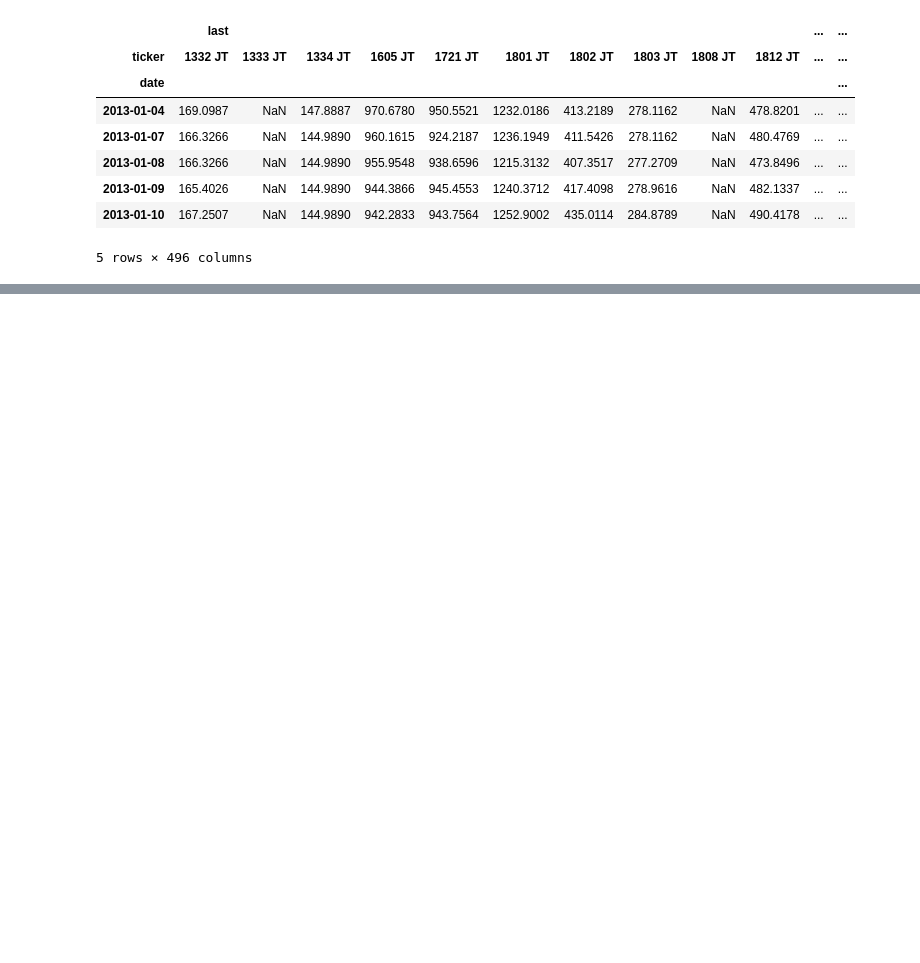
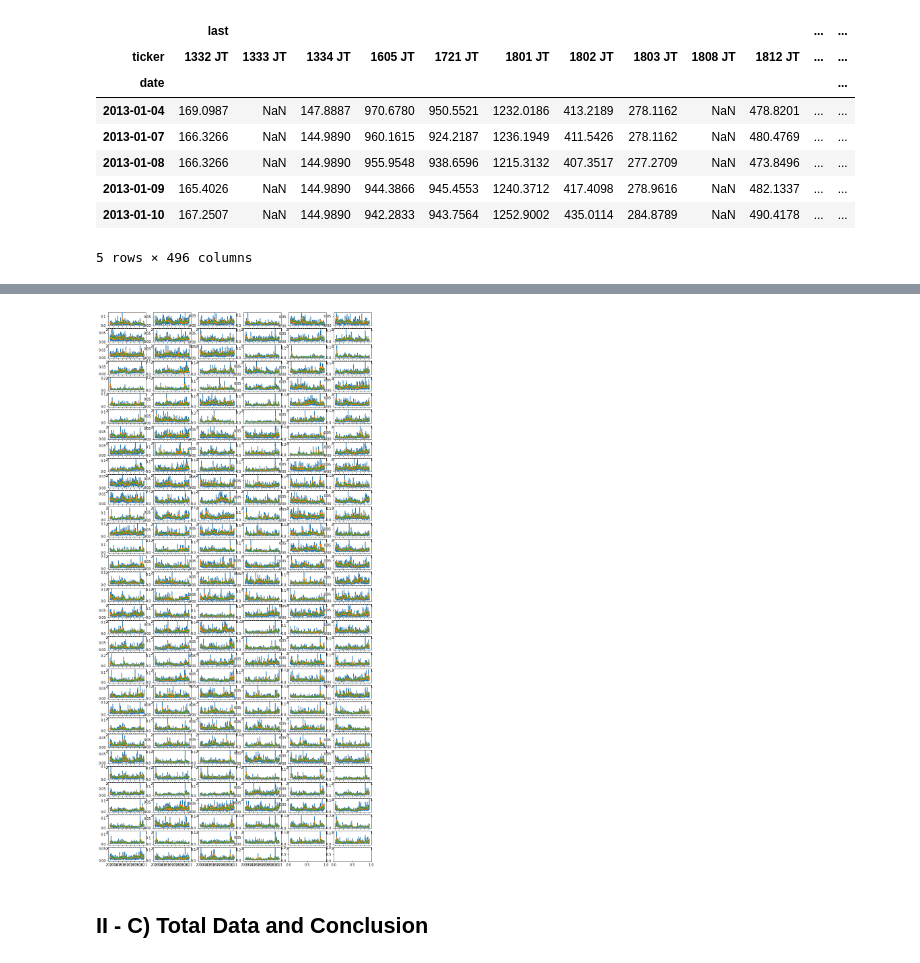
Before and after one commit to RJ-McReady/YInterceptTest, a Jupyter notebook: EDA.ipynb, the cells around one changed output, grey strips where cells are left out. Drawn from its saved outputs; the diff is of its cells as text; code cells hidden in the pictures; blank space fills up the shorter version.

```diff
--- a/EDA.ipynb
+++ b/EDA.ipynb
@@ -192,0 +254,6 @@ ax1.grid()
+# %%
+# Compute realized_overperf5 to serve as target
+realized = (rdf["last"]-rdf["last"].shift(2)) / rdf["last"].shift(2)
+realized = realized - realized.mean(axis=1).values[:, None]
+realized.columns = pd.MultiIndex.from_tuples([("realized_overperf", tick) for tick in realized.columns])
+realized
@@ -192,0 +296,10 @@ ax1.grid()
+# %%
+# Create volatility features
+def vol(nb_days):
+    vol = realized["realized_overperf"].rolling(nb_days).std()
+    vol.columns = pd.MultiIndex.from_tuples([(f"vol{nb_days}", tick) for tick in vol.columns])
+    return vol
+
+#20 day volatility of perf5
+vol20 = vol(20)
+vol20.tail()
@@ -192,0 +316,22 @@ ax1.grid()
+# %%
+# check volatility plots
+nb_col = 6
+nb_row = - (-len(selected_stocks)//6)
+fig, ax = plt.subplots(nb_row, nb_col, figsize=(14,30))
+
+vol5 = vol(5)
+vol20 = vol(20)
+vol60 = vol(60)
+
+for i, tick in enumerate(selected_stocks):
+    i_col = i % nb_col
+    i_row = i // nb_col
+    ax1 = ax[i_row, i_col]
+
+    ax1.plot(vol5[("vol5", tick)])
+    ax1.plot(vol20[("vol20", tick)])
+    ax1.plot(vol60[("vol60", tick)])
+# %% [output]
+[figure, added]
+# %% [markdown]
+## II - C) Total Data and Conclusion
```
Also changed, not shown: parts of 88 cells of this notebook, 1 other file.
